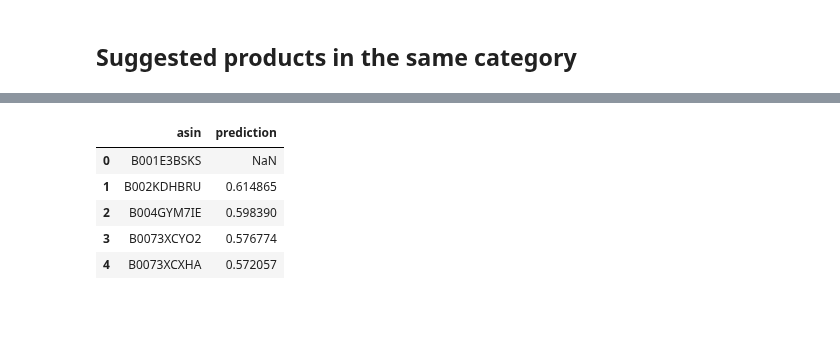
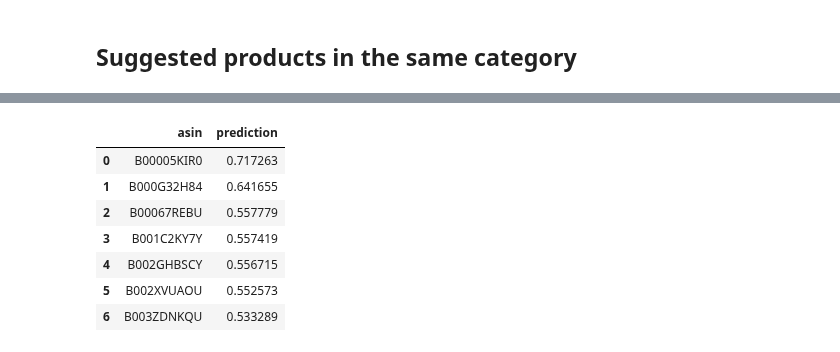
Before and after one commit to koulakis/amazon-review-qa-analysis, a Jupyter notebook: Trusted Users Insight System.ipynb, the cells around one changed output, grey strips where cells are left out. Drawn from its saved outputs; the diff is of its cells as text; code cells hidden in the pictures; blank space fills up the shorter version.

```diff
--- a/Trusted Users Insight System.ipynb
+++ b/Trusted Users Insight System.ipynb
@@ -48,8 +48,8 @@ reviews = (all_reviews
     .na.fill({ 'reviewerName': 'Unknown' })
     .filter(col('overall').isin([1, 2, 5]))
     .withColumn('label', make_binary(col('overall')))
-    .select(col('label').cast('int'), remove_punctuation('reviewText').alias('review'))
-    .filter(trim(col('review')) != ''))
+    .select(col('label').cast('int'), remove_punctuation('summary').alias('summary'))
+    .filter(trim(col('summary')) != ''))
 
 
 # ## Splitting data and balancing skewness
@@ -92,7 +92,7 @@ from pyspark.ml.feature import Tokenizer, HashingTF, IDF, StopWordsRemover
 from pyspark.ml.pipeline import Pipeline
 from pyspark.ml.classification import LogisticRegression
 
-tokenizer = Tokenizer(inputCol='review', outputCol='words')
+tokenizer = Tokenizer(inputCol='summary', outputCol='words')
 
 pipeline = Pipeline(stages=[
     tokenizer,
@@ -128,11 +128,11 @@ from pyspark.sql.types import FloatType
 
 words = (tokenizer
     .transform(reviews)
-    .select(explode(col('words')).alias('review')))
+    .select(explode(col('words')).alias('summary')))
 
 predictors = (model
     .transform(words)
-    .select(col('review').alias('word'), 'probability'))
+    .select(col('summary').alias('word'), 'probability'))
 
 first = udf(lambda x: x[0].item(), FloatType())
 second = udf(lambda x: x[1].item(), FloatType())
@@ -580 +571,3 @@ ParseReviews(selected_product)
+# %%
+selected_product = 'B0009VELTQ'
 # %% [markdown]
@@ -582,12 +575,12 @@ ParseReviews(selected_product)
 # %%
 from pyspark.ml.feature import Tokenizer
-from pyspark.sql.functions import explode
+from pyspark.sql.functions import explode, col
 
 import pandas as pd
 pd.set_option('display.max_rows', 100)
 
 product_words_per_reviewer = (
-    Tokenizer(inputCol='summary', outputCol='words')
+    Tokenizer(inputCol='reviewText', outputCol='words')
         .transform(all_reviews.filter(col('asin') == selected_product))
     .select('reviewerID', 'words'))
 
@@ -598,6 +591,6 @@ word_ranks = (product_words_per_reviewer
     .select('word', 'neg_prob')
     .sort('neg_prob', ascending=False))
 
-word_ranks.limit(100).toPandas()
+word_ranks.limit(30).toPandas()
 # %% [output]
 |  | word | neg_prob |
@@ -620,5 +613,5 @@ word_ranks.limit(100).toPandas()
 # %%
-selected_negative_word = 'broke'
+selected_negative_word = 'noisy'
 # %% [markdown]
 ## Trusted users that used the word
 # %%
@@ -677,24 +668,27 @@ products_in_same_category.limit(10).toPandas()
 # %%
 from pyspark.sql.functions import avg
 
 indexed_products = indexer.transform(
     products_in_same_category.crossJoin(users_that_used_the_word))
 
 alternative_products = (recommender_system
     .transform(indexed_products)
     .groupBy('asin')
     .agg(avg(col('prediction')).alias('prediction'))
     .sort('prediction', ascending=False)
-    .limit(5))
+    .filter(col('asin') != selected_product)
+    .limit(10))
 
 alternative_products.toPandas()
 # %% [output]
 |  | asin | prediction |
-| 0 | B001E3BSKS | NaN |
-| 1 | B002KDHBRU | 0.614865 |
-| 2 | B004GYM7IE | 0.598390 |
-| 3 | B0073XCYO2 | 0.576774 |
-| 4 | B0073XCXHA | 0.572057 |
+| 0 | B00005KIR0 | 0.717263 |
+| 1 | B000G32H84 | 0.641655 |
+| 2 | B00067REBU | 0.557779 |
+| 3 | B001C2KY7Y | 0.557419 |
+| 4 | B002GHBSCY | 0.556715 |
+| 5 | B002XVUAOU | 0.552573 |
+| 6 | B003ZDNKQU | 0.533289 |
 # %%
 displayProducts([ asin[0] for asin in alternative_products.select('asin').collect() ])
 # %% [output]
```
Also changed, not shown: parts of 16 cells of this notebook, 2 other files.
